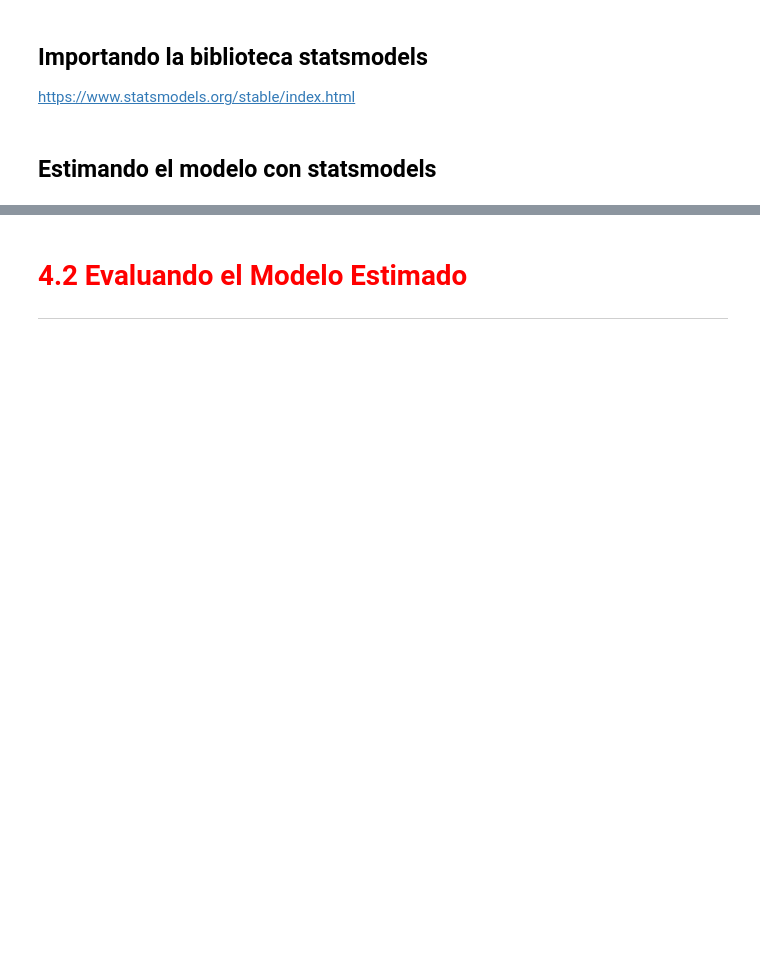
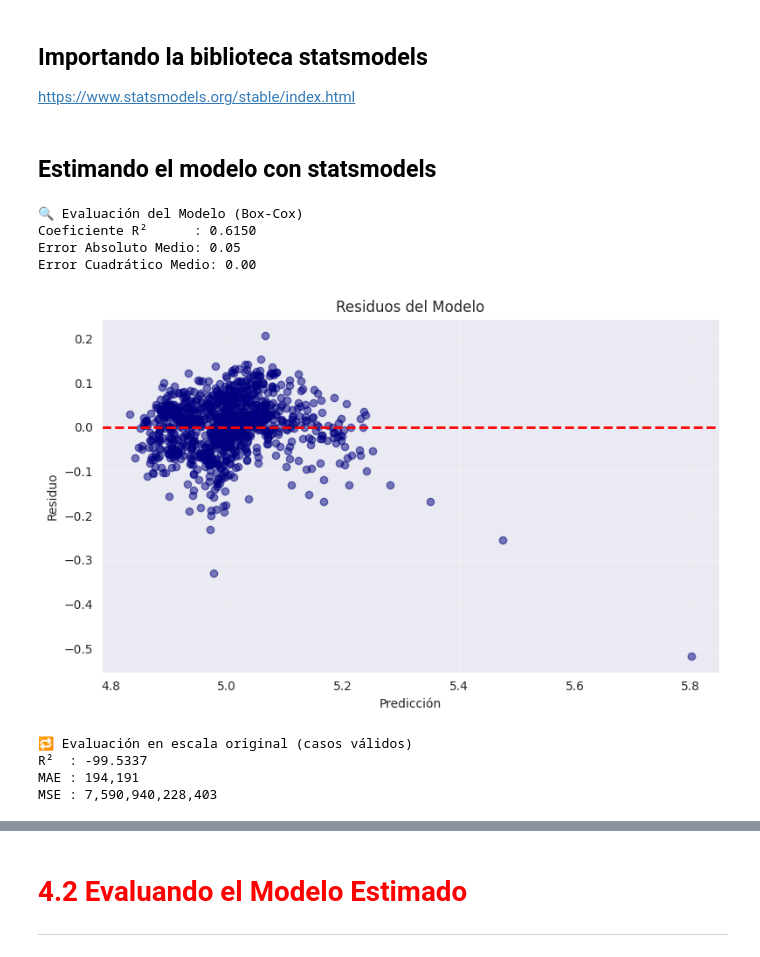
Before and after one commit to Maucho6340/1764-estadistica-con-python-probabilidad-y-muestreo, a Jupyter notebook: Regresión_Lineal_II.ipynb, the cells around one changed output, grey strips where cells are left out. Cells and saved outputs as stored; diff of their text form; code cells hidden in the pictures; blank space fills up the shorter version.

```diff
--- a/Regresión_Lineal_II.ipynb
+++ b/Regresión_Lineal_II.ipynb
@@ -442,9 +452,24 @@ https://scikit-learn.org/stable/modules/generated/sklearn.model_selection.train_
 # %% [markdown]
 ## Creando una Series (pandas) para almacenar el Precio de los Inmubles (y)
+# %%
+# Parametros de entrada: un DF para ingresar la variable dependiente, en este caso la llamaremos "y"
+y=datos['valor_boxcox']
 # %% [markdown]
 ## Creando un DataFrame (pandas) para almacenar las variables explicativas (X)
+# %%
+# El segundo parámetro de entrada: el DF que almacenará las variabels explicativas "x"
+x=datos[['Area',	'Dist_Playa',	'Dist_Farmacia']]
 # %% [markdown]
 ## Creando los datasets de entrenamiento y de prueba
+# %%
+# "x_train" e "y_train" son las "x" del conjunto entrenamiento, almacenarán los valores de las variables explicativas del conjunto de entrenamiento.
+# "x_test" e "y_test" son las "y" del conjunto de prueba, almacenarán los valores de las variables explicativas del conjunto de prueba.
+# "(x,y" es el DF que contiene la variable dependiente, x es el DF que contiene las variables explicativas
+# "test_size=0.2" es el % de datos que la función elegirá al azar desde el data set, para conformar los datos del conjunto de pruebas (como
+#    tenemos 5.000 registros, podemos usar este valor bajo de 20%, el 80% restante se asignará al conjunto de entrenamiento.
+# "random_state=123" es una semilla (2811) que generará n° aleatorios, para que podamos generar los mismos conjuntos de prueba y entrenamiento
+#    del ejemplo del curso, siempre que ejecutemos este mismo código, para que tengamos los mismos resultados
+(x_train, x_test, y_train, y_test)=train_test_split(x,y,test_size=0.2,random_state=2811)
 # %% [markdown]
 # Regresión Lineal
 <hr>
@@ -463,3 +488,67 @@ https://scikit-learn.org/stable/modules/generated/sklearn.model_selection.train_
 https://www.statsmodels.org/stable/index.html
 # %% [markdown]
 ## Estimando el modelo con statsmodels
+# %%
+from sklearn.linear_model import LinearRegression
+from sklearn.metrics import mean_squared_error, r2_score, mean_absolute_error
+import matplotlib.pyplot as plt
+
+# ✔ Entrenar modelo
+modelo = LinearRegression()
+modelo.fit(x_train, y_train)
+
+# ✔ Predicciones
+y_pred = modelo.predict(x_test)
+
+# ✔ Métricas de evaluación
+mse = mean_squared_error(y_test, y_pred)
+mae = mean_absolute_error(y_test, y_pred)
+r2 = r2_score(y_test, y_pred)
+
+print(f"🔍 Evaluación del Modelo (Box-Cox)")
+print(f"Coeficiente R²      : {r2:.4f}")
+print(f"Error Absoluto Medio: {mae:.2f}")
+print(f"Error Cuadrático Medio: {mse:.2f}")
+
+# ✔ Visualización de residuos
+plt.figure(figsize=(8, 5))
+plt.scatter(y_pred, y_test - y_pred, color='navy', alpha=0.5)
+plt.axhline(0, color='red', linestyle='--', linewidth=2)
+plt.title('Residuos del Modelo')
+plt.xlabel('Predicción')
+plt.ylabel('Residuo')
+plt.grid(True, alpha=0.3)
+plt.tight_layout()
+plt.show()
+# %% [output]
+🔍 Evaluación del Modelo (Box-Cox)
+Coeficiente R²      : 0.6150
+Error Absoluto Medio: 0.05
+Error Cuadrático Medio: 0.00
+[figure, added]
+# %%
+from scipy.special import inv_boxcox
+
+# Crear máscara para valores válidos
+mascara_valida = (lambda_valor * y_pred + 1) > 0
+
+# Filtrar predicciones y observaciones válidas
+y_pred_seguro = y_pred[mascara_valida]
+y_test_seguro = y_test[mascara_valida]
+
+# Reversión solo en el subconjunto válido
+y_pred_original = inv_boxcox(y_pred_seguro, lambda_valor)
+y_test_original = inv_boxcox(y_test_seguro, lambda_valor)
+
+# Recalcular métricas en escala original
+from sklearn.metrics import mean_absolute_error, mean_squared_error, r2_score
+
+print("🔁 Evaluación en escala original (casos válidos)")
+print(f"R²  : {r2_score(y_test_original, y_pred_original):.4f}")
+print(f"MAE : {mean_absolute_error(y_test_original, y_pred_original):,.0f}")
+print(f"MSE : {mean_squared_error(y_test_original, y_pred_original):,.0f}")
+# %% [output]
+🔁 Evaluación en escala original (casos válidos)
+R²  : -99.5337
+MAE : 194,191
+MSE : 7,590,940,228,403
```
Also changed, not shown: parts of 9 cells of this notebook.
